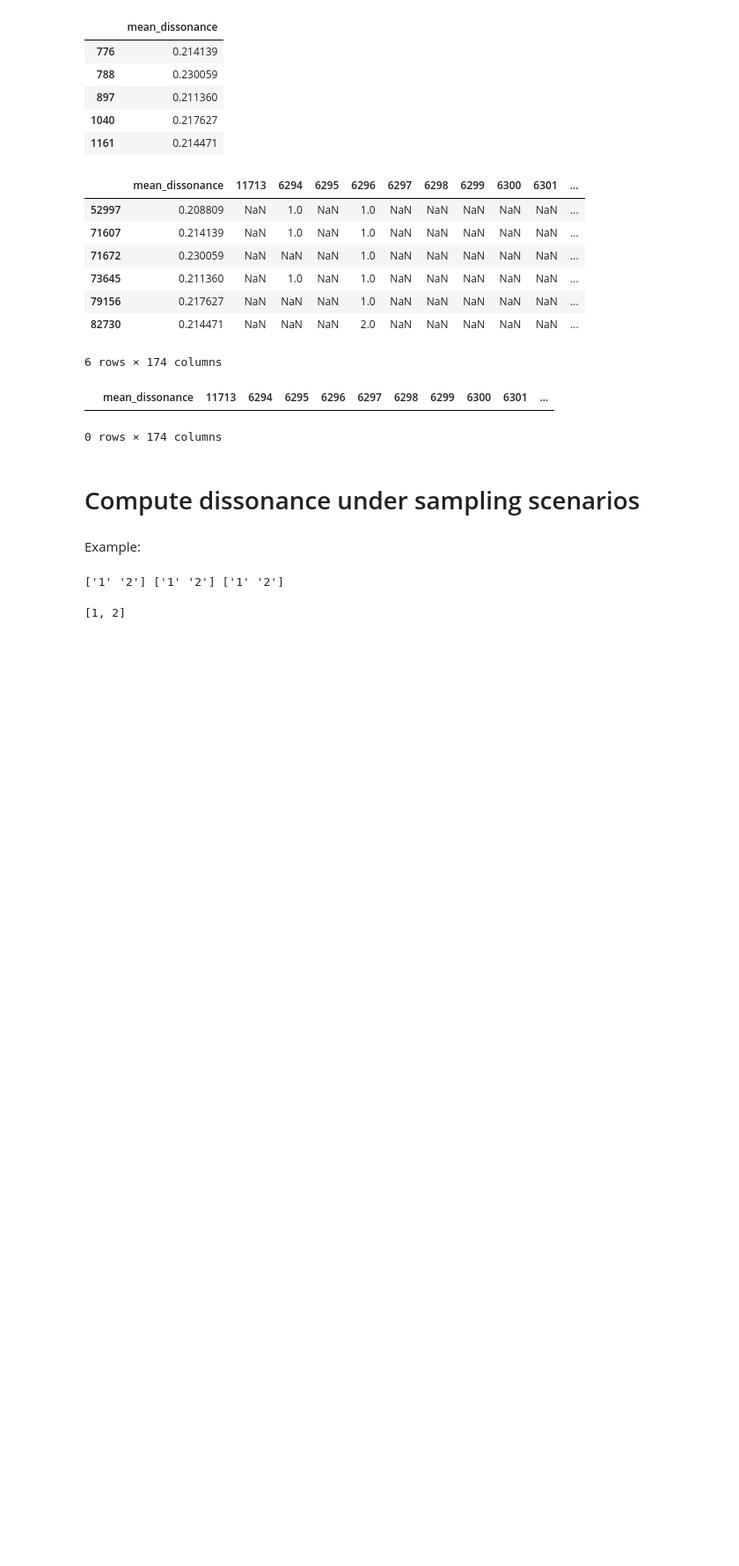
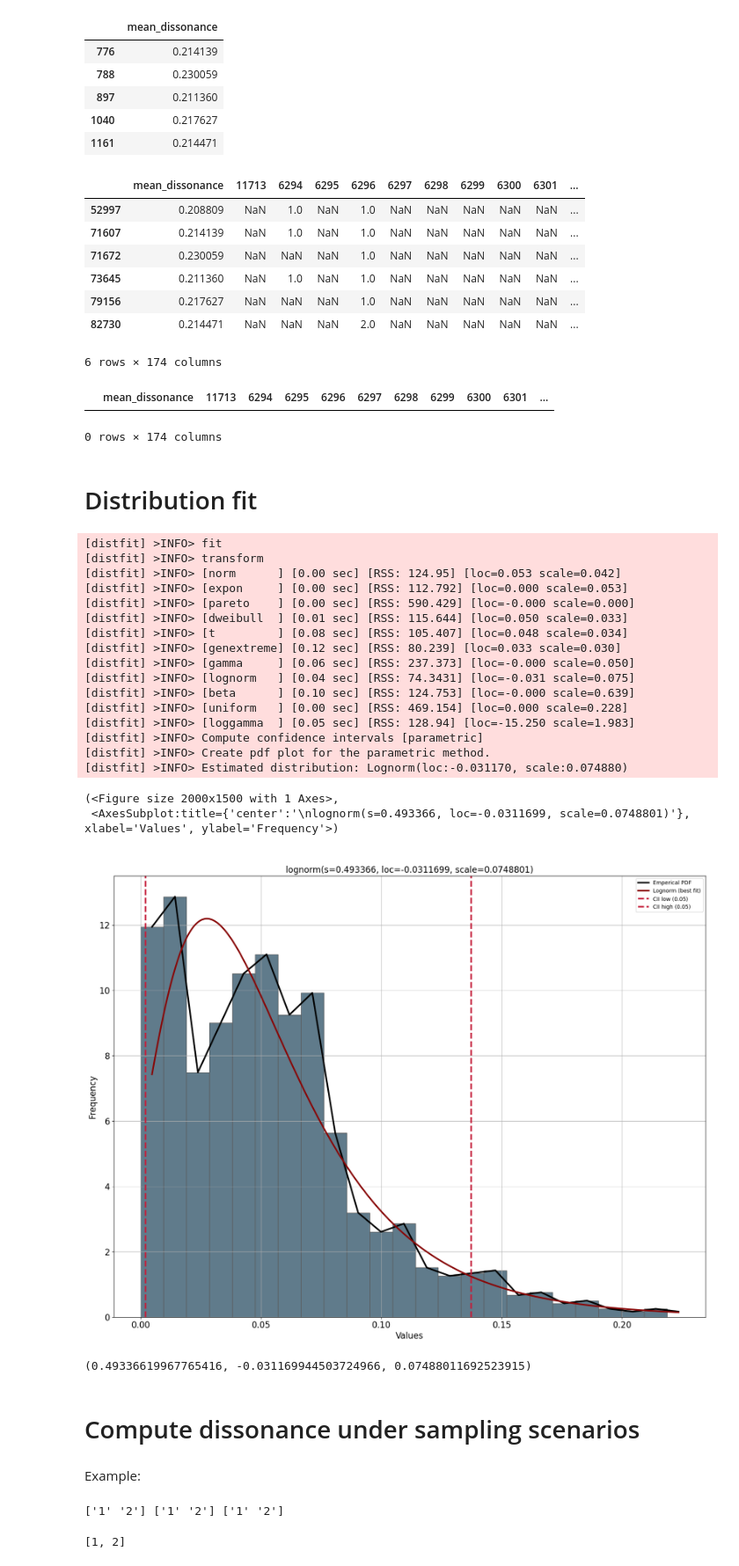
Before and after one commit to zeroknowledgediscovery/truthnet, a Jupyter notebook: notebooks/bond-court-data.ipynb, the cells around one changed output. Shown at 88% size. Cells and saved outputs as stored; diff of their text form; code cells hidden in the pictures; blank space fills up the shorter version.

```diff
--- a/notebooks/bond-court-data.ipynb
+++ b/notebooks/bond-court-data.ipynb
@@ -480,3 +480,43 @@ suspects.join(pd.read_csv("data/bondcourt.csv"))
 # %% [output]
 |  | mean_dissonance | 11713 | 6294 | 6295 | 6296 | 6297 | 6298 | 6299 | 6300 | 6301 | ... |
 0 rows × 174 columns
+# %% [markdown]
+# Distribution fit
+# %%
+from distfit import distfit
+
+# Example data
+X = pd.read_csv("data/bondcourt/suspects_disson_all.csv")["dissonance"].to_numpy()
+
+# Initialize distfit object
+dfit = distfit(distr="popular")
+
+# Fit distributions on empirical data X
+dfit.fit_transform(X)
+
+# Plot the best fitted distribution
+dfit.plot()
+# %% [output]
+[distfit] >INFO> fit
+[distfit] >INFO> transform
+[distfit] >INFO> [norm      ] [0.00 sec] [RSS: 124.95] [loc=0.053 scale=0.042]
+[distfit] >INFO> [expon     ] [0.00 sec] [RSS: 112.792] [loc=0.000 scale=0.053]
+[distfit] >INFO> [pareto    ] [0.00 sec] [RSS: 590.429] [loc=-0.000 scale=0.000]
+[distfit] >INFO> [dweibull  ] [0.01 sec] [RSS: 115.644] [loc=0.050 scale=0.033]
+[distfit] >INFO> [t         ] [0.08 sec] [RSS: 105.407] [loc=0.048 scale=0.034]
+[distfit] >INFO> [genextreme] [0.12 sec] [RSS: 80.239] [loc=0.033 scale=0.030]
+[distfit] >INFO> [gamma     ] [0.06 sec] [RSS: 237.373] [loc=-0.000 scale=0.050]
+[distfit] >INFO> [lognorm   ] [0.04 sec] [RSS: 74.3431] [loc=-0.031 scale=0.075]
+[distfit] >INFO> [beta      ] [0.10 sec] [RSS: 124.753] [loc=-0.000 scale=0.639]
+[distfit] >INFO> [uniform   ] [0.00 sec] [RSS: 469.154] [loc=0.000 scale=0.228]
+[distfit] >INFO> [loggamma  ] [0.05 sec] [RSS: 128.94] [loc=-15.250 scale=1.983]
+[distfit] >INFO> Compute confidence intervals [parametric]
+[distfit] >INFO> Create pdf plot for the parametric method.
+[distfit] >INFO> Estimated distribution: Lognorm(loc:-0.031170, scale:0.074880)
+(<Figure size 2000x1500 with 1 Axes>,
+ <AxesSubplot:title={'center':'\nlognorm(s=0.493366, loc=-0.0311699, scale=0.0748801)'}, xlabel='Values', ylabel='Frequency'>)
+[figure, added]
+# %%
+dfit.model["params"]
+# %% [output]
+(0.49336619967765416, -0.031169944503724966, 0.07488011692523915)
```
Also changed, not shown: parts of 9 cells of this notebook, 2 other files.
